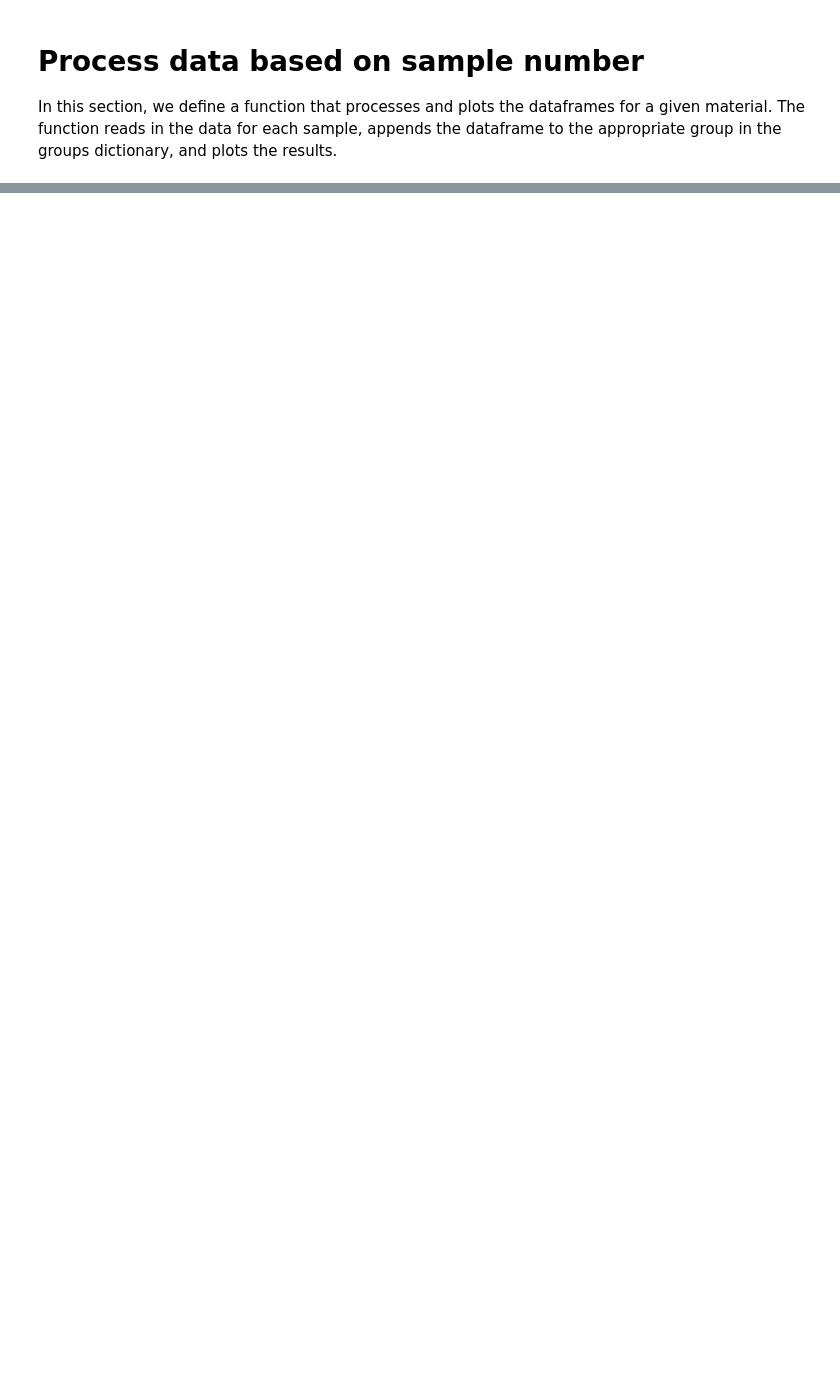
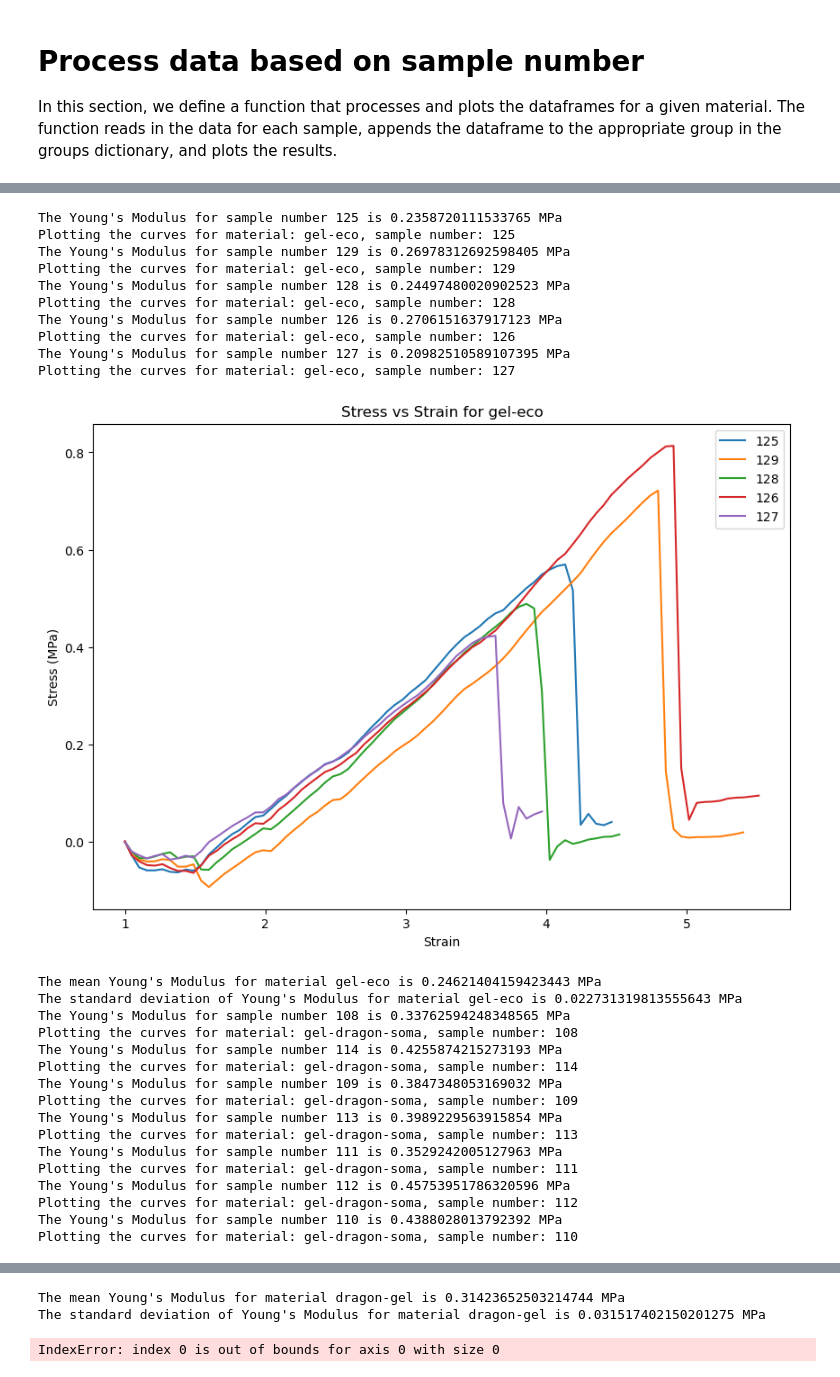
Before and after one commit to te5msride/materials_comparison, a Jupyter notebook: materials_comparison_fix.ipynb, the cells around one changed output, grey strips where cells are left out. Saved outputs shown, nothing was run; the diff lists cells and outputs as text; code cells hidden in the pictures; blank space fills up the shorter version.

```diff
--- a/materials_comparison_fix.ipynb
+++ b/materials_comparison_fix.ipynb
@@ -311,0 +310,36 @@ Plotting the curves for material: gel-eco, sample number: 127
+# %%
+# Call the function with specific material names and the lookup table
+process_and_plot_dataframes('gel-eco', lookup_table, thickness_df)
+process_and_plot_dataframes('gel-dragon-soma', lookup_table, thickness_df)
+process_and_plot_dataframes('soma-eco', lookup_table, thickness_df)
+process_and_plot_dataframes('pure gel', lookup_table, thickness_df)
+process_and_plot_dataframes('dragon-gel', lookup_table, thickness_df)
+process_and_plot_dataframes('sil-eco', lookup_table, thickness_df)
+# %% [output]
+The Young's Modulus for sample number 125 is 0.2358720111533765 MPa
+Plotting the curves for material: gel-eco, sample number: 125
+The Young's Modulus for sample number 129 is 0.26978312692598405 MPa
+Plotting the curves for material: gel-eco, sample number: 129
+The Young's Modulus for sample number 128 is 0.24497480020902523 MPa
+Plotting the curves for material: gel-eco, sample number: 128
+The Young's Modulus for sample number 126 is 0.2706151637917123 MPa
+Plotting the curves for material: gel-eco, sample number: 126
+The Young's Modulus for sample number 127 is 0.20982510589107395 MPa
+Plotting the curves for material: gel-eco, sample number: 127
+[figure, added]
+The mean Young's Modulus for material gel-eco is 0.24621404159423443 MPa
+The standard deviation of Young's Modulus for material gel-eco is 0.022731319813555643 MPa
+The Young's Modulus for sample number 108 is 0.33762594248348565 MPa
+Plotting the curves for material: gel-dragon-soma, sample number: 108
+The Young's Modulus for sample number 114 is 0.4255874215273193 MPa
+Plotting the curves for material: gel-dragon-soma, sample number: 114
+The Young's Modulus for sample number 109 is 0.3847348053169032 MPa
+Plotting the curves for material: gel-dragon-soma, sample number: 109
+The Young's Modulus for sample number 113 is 0.3989229563915854 MPa
+Plotting the curves for material: gel-dragon-soma, sample number: 113
+The Young's Modulus for sample number 111 is 0.3529242005127963 MPa
+Plotting the curves for material: gel-dragon-soma, sample number: 111
+The Young's Modulus for sample number 112 is 0.45753951786320596 MPa
+Plotting the curves for material: gel-dragon-soma, sample number: 112
+The Young's Modulus for sample number 110 is 0.4388028013792392 MPa
+Plotting the curves for material: gel-dragon-soma, sample number: 110
@@ -311,0 +386,3 @@ Plotting the curves for material: gel-eco, sample number: 127
+The mean Young's Modulus for material dragon-gel is 0.31423652503214744 MPa
+The standard deviation of Young's Modulus for material dragon-gel is 0.031517402150201275 MPa
+IndexError: index 0 is out of bounds for axis 0 with size 0
```
Also changed, not shown: parts of 8 cells of this notebook.
